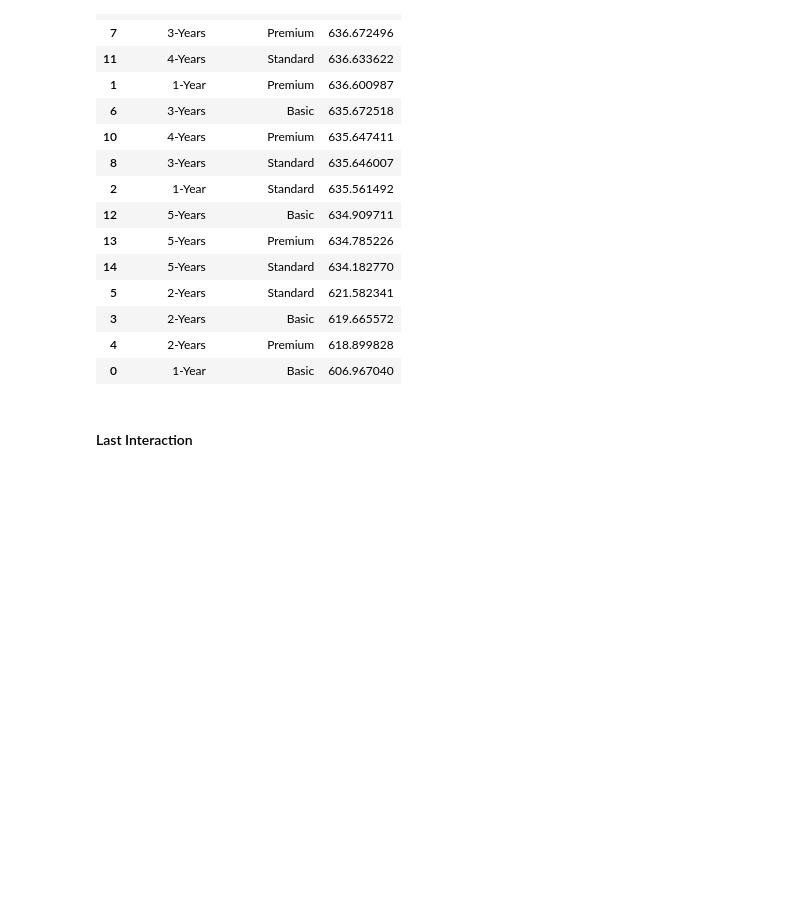
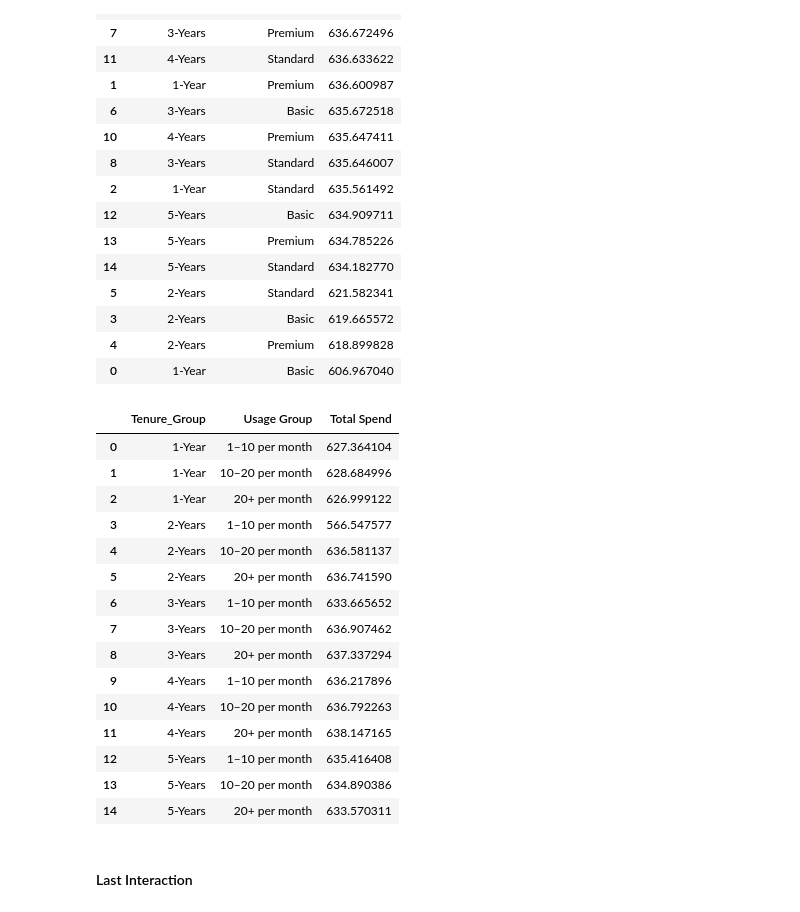
Before and after one commit to EngiEid/Customer_Churn_Dataset_Analysis, a Jupyter notebook: Python/Analysis.ipynb, the cells around one changed output. Saved outputs shown, nothing was run; the diff lists cells and outputs as text; code cells hidden in the pictures; blank space fills up the shorter version.

```diff
--- a/Python/Analysis.ipynb
+++ b/Python/Analysis.ipynb
@@ -1745,6 +1732,26 @@ result.sort_values(['Total Spend'],ascending=False)
 | 3 | 2-Years | Basic | 619.665572 |
 | 4 | 2-Years | Premium | 618.899828 |
 | 0 | 1-Year | Basic | 606.967040 |
+# %%
+result = df.groupby([ "Tenure_Group","Usage Group"],observed=False)["Total Spend"].mean().reset_index()   #No logic
+result.sort_values([ "Tenure_Group","Usage Group"])
+# %% [output]
+|  | Tenure_Group | Usage Group | Total Spend |
+| 0 | 1-Year | 1–10 per month | 627.364104 |
+| 1 | 1-Year | 10–20 per month | 628.684996 |
+| 2 | 1-Year | 20+ per month | 626.999122 |
+| 3 | 2-Years | 1–10 per month | 566.547577 |
+| 4 | 2-Years | 10–20 per month | 636.581137 |
+| 5 | 2-Years | 20+ per month | 636.741590 |
+| 6 | 3-Years | 1–10 per month | 633.665652 |
+| 7 | 3-Years | 10–20 per month | 636.907462 |
+| 8 | 3-Years | 20+ per month | 637.337294 |
+| 9 | 4-Years | 1–10 per month | 636.217896 |
+| 10 | 4-Years | 10–20 per month | 636.792263 |
+| 11 | 4-Years | 20+ per month | 638.147165 |
+| 12 | 5-Years | 1–10 per month | 635.416408 |
+| 13 | 5-Years | 10–20 per month | 634.890386 |
+| 14 | 5-Years | 20+ per month | 633.570311 |
 # %% [markdown]
 #### Last Interaction
 # %%
```
Also changed, not shown: parts of 4 cells of this notebook, 18 other files.
